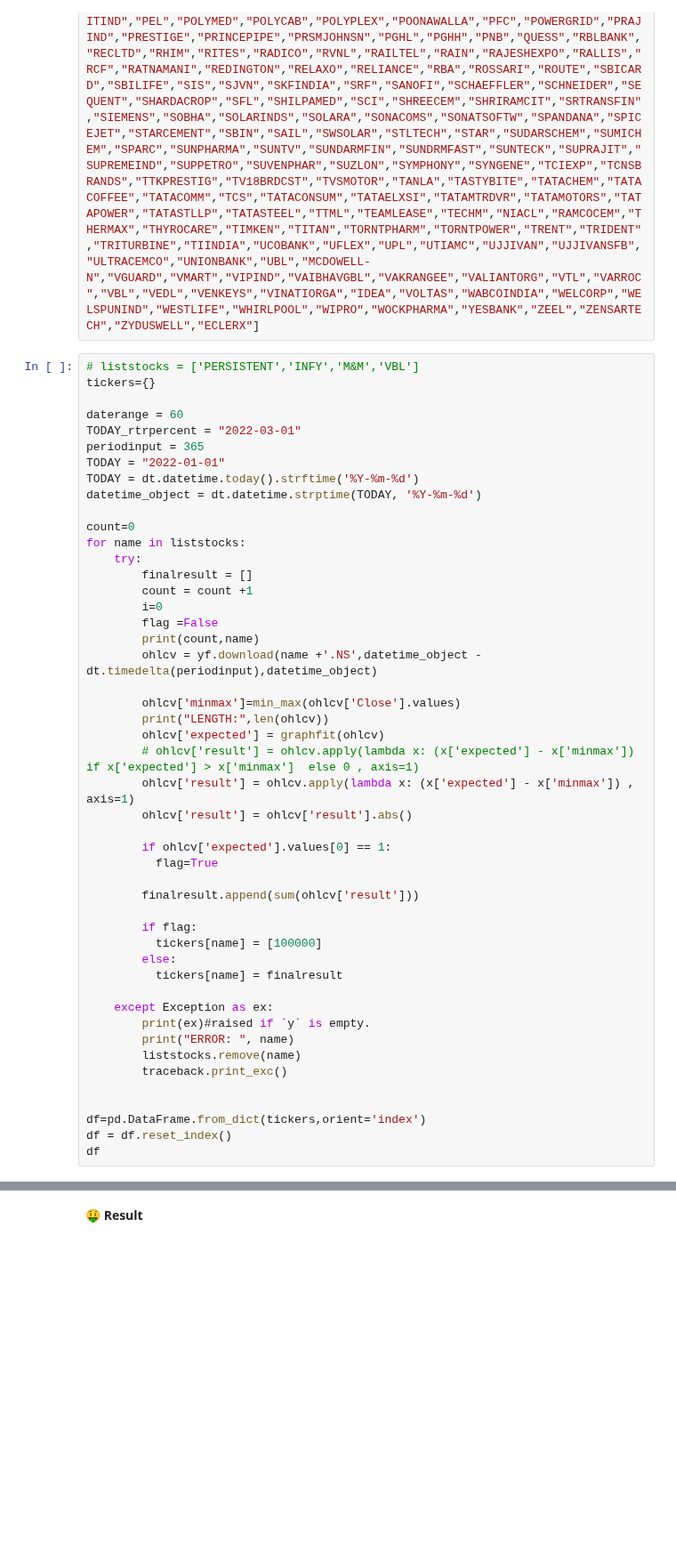
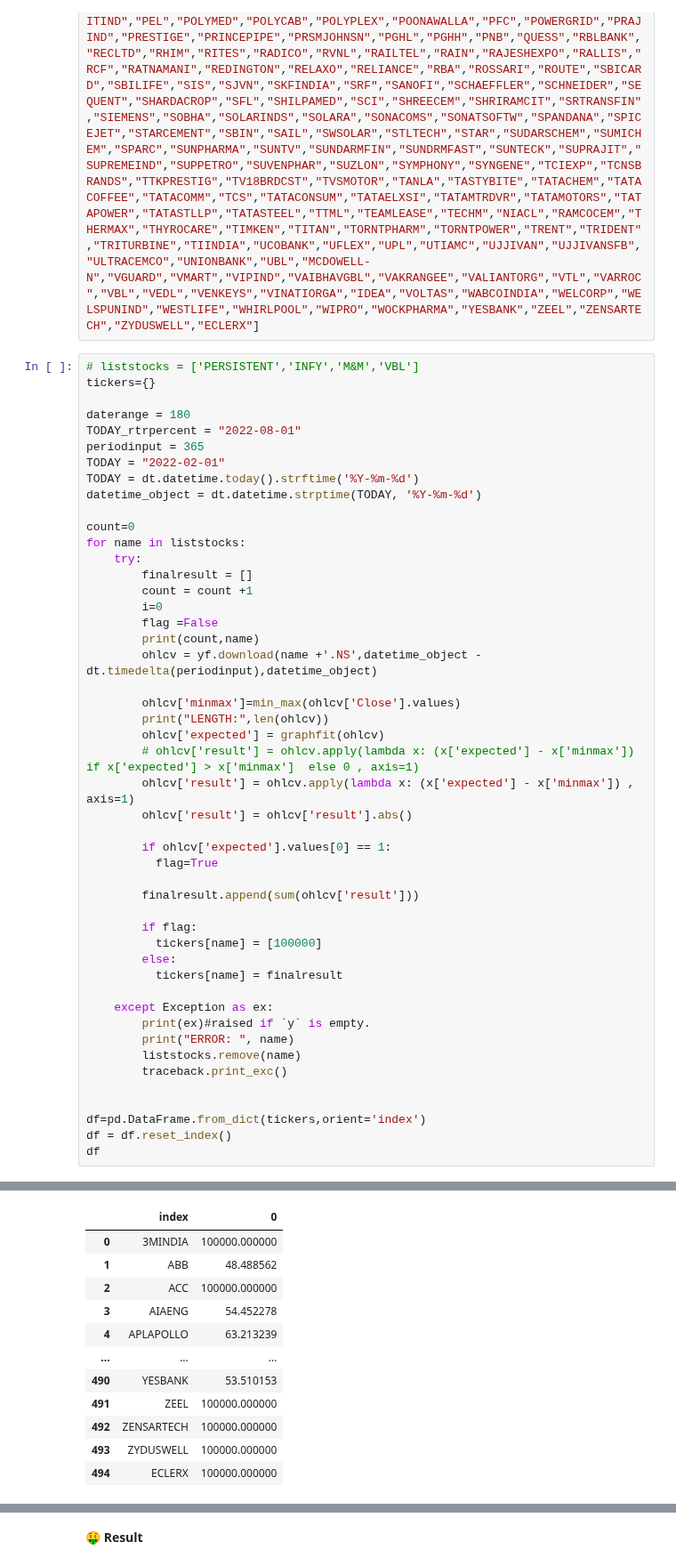
Before and after one commit to bommojuvishu/stocksgraphcomp, a Jupyter notebook: stock_graph_comp.ipynb, the cells around one changed output, grey strips where cells are left out. Shown at 89% size. Saved outputs shown, nothing was run; the diff lists cells and outputs as text; blank space fills up the shorter version.

```diff
--- a/stock_graph_comp.ipynb
+++ b/stock_graph_comp.ipynb
@@ -149,10 +149,10 @@ liststocks = ["3MINDIA","ABB","ACC","AIAENG","APLAPOLLO","AUBANK","AARTIDRUGS","
 # liststocks = ['PERSISTENT','INFY','M&M','VBL']
 tickers={}
 
-daterange = 60
-TODAY_rtrpercent = "2022-03-01"
+daterange = 180
+TODAY_rtrpercent = "2022-08-01"
 periodinput = 365
-TODAY = "2022-01-01"
+TODAY = "2022-02-01"
 TODAY = dt.datetime.today().strftime('%Y-%m-%d')
 datetime_object = dt.datetime.strptime(TODAY, '%Y-%m-%d')
 
@@ -229,0 +283,12 @@ LENGTH: 249
+|  | index | 0 |
+| 0 | 3MINDIA | 100000.000000 |
+| 1 | ABB | 48.488562 |
+| 2 | ACC | 100000.000000 |
+| 3 | AIAENG | 54.452278 |
+| 4 | APLAPOLLO | 63.213239 |
+| ... | ... | ... |
+| 490 | YESBANK | 53.510153 |
+| 491 | ZEEL | 100000.000000 |
+| 492 | ZENSARTECH | 100000.000000 |
+| 493 | ZYDUSWELL | 100000.000000 |
+| 494 | ECLERX | 100000.000000 |
```
Also changed, not shown: parts of 7 cells of this notebook.
